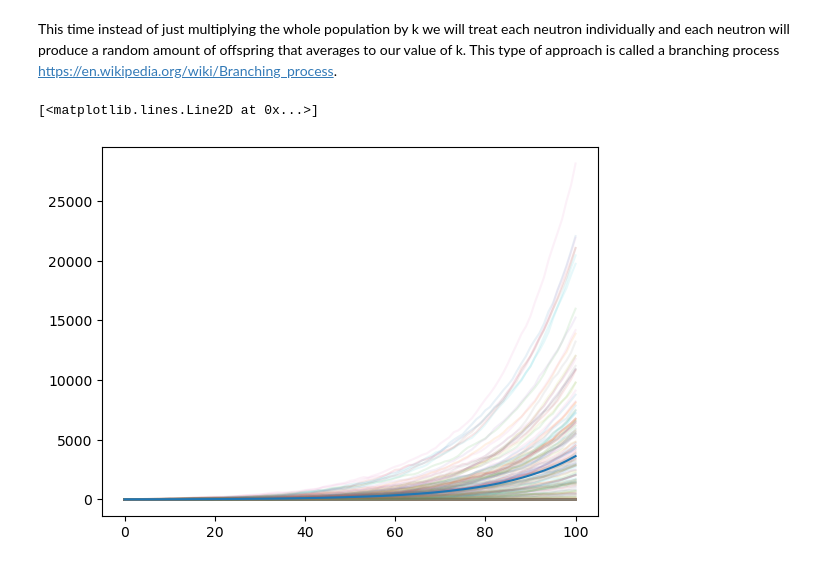
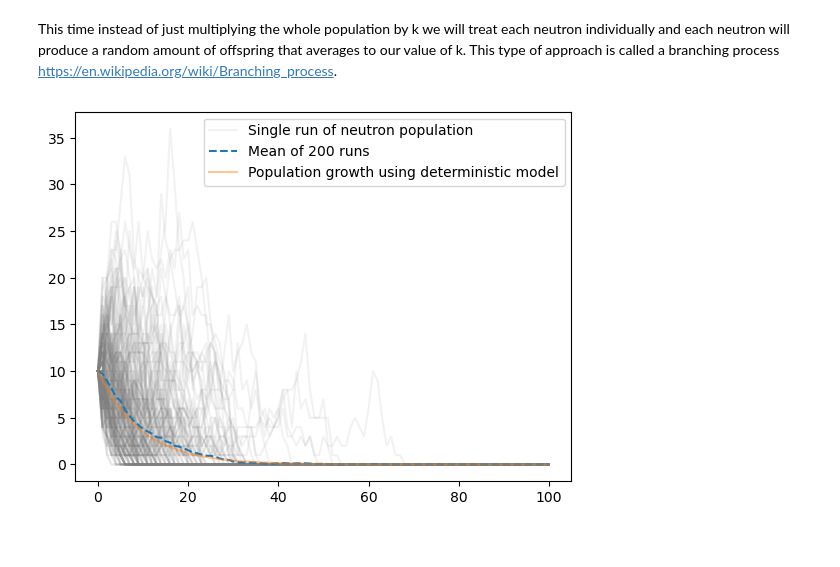
Before and after one commit to Levente55/Group-1, a Jupyter notebook: Finalproject.ipynb, the cells around one changed output. Cells and saved outputs as stored; diff of their text form; code cells hidden in the pictures.

```diff
--- a/Finalproject.ipynb
+++ b/Finalproject.ipynb
@@ -69,25 +69,27 @@ The smooth model has the inherent assumption that the neutron count is a large e
 # %% [markdown]
 This time instead of just multiplying the whole population by k we will treat each neutron individually and each neutron will produce a random amount of offspring that averages to our value of k. This type of approach is called a branching process https://en.wikipedia.org/wiki/Branching_process.
 # %%
-rng=np.random.default_rng(0) #
+rng=np.random.default_rng() #
 def grows(N0,k,n,rng):
     N=[N0]
-    N1=N0
     for i in range(n):
-        N1=rng.poisson(k*N1)
-        N.append(N1)
+        N.append(rng.poisson(k*N[i]))
     return N
 N0=10
-k=1.06
+k=.9
 n=100
 trials=200
 gen=np.arange(n+1)
 runs=np.zeros((trials,n+1))
 for i in range(trials):
     runs[i]=grows(N0,k,n,rng)
-    plt.plot(gen,runs[i],alpha=.1)
+    plt.plot(gen,runs[i],alpha=.1,color="gray")
+plt.plot(gen,runs[-1],alpha=.1,color="gray",label="Single run of neutron population")
 N=runs.mean(axis=0)
-plt.plot(gen,N)
+plt.plot(gen,N,label=f"Mean of {trials} runs",ls="--")
+Nt=growd(N0,k,n)
+plt.plot(gen,Nt,alpha=.45,label="Population growth using deterministic model")
+plt.legend()
+plt.show()
 # %% [output]
-[<matplotlib.lines.Line2D at 0x...>]
-[figure, old version]
+[figure, new version]
```
